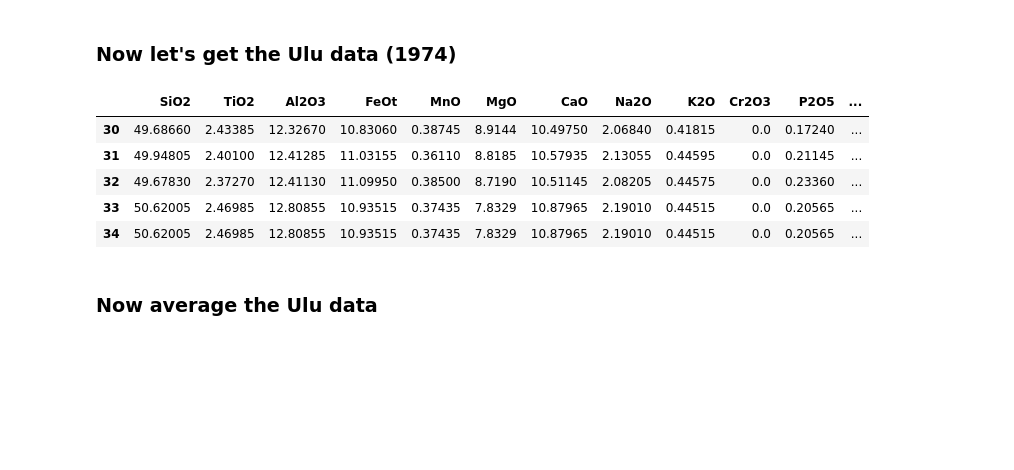
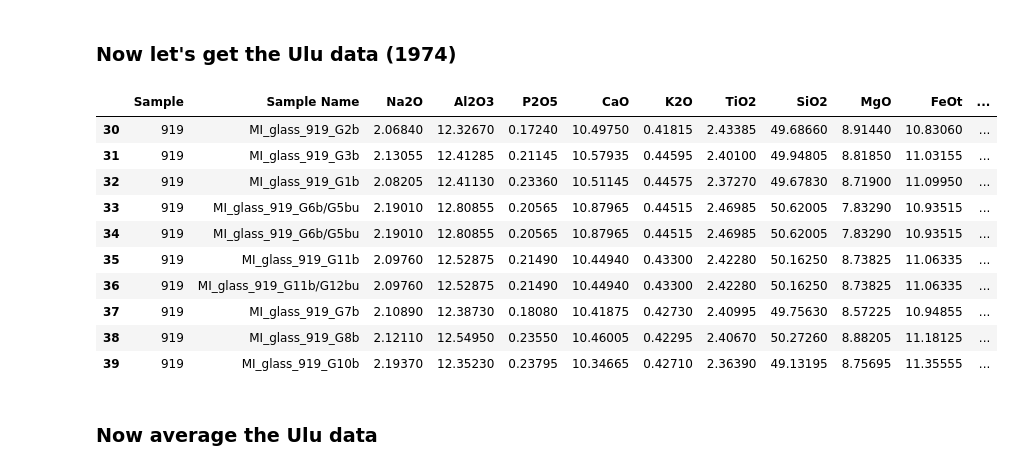
Before and after one commit to cljdevitre/PrePostCalderaKil_2025, a Jupyter notebook: Version_on_pcloud/Data_processing_notebooks/Data_processing_SWRZ/SWRZ_Merge_Raman+SEM.ipynb, the cells around one changed output. Saved outputs shown, nothing was run; the diff lists cells and outputs as text; code cells hidden in the pictures; blank space fills up the shorter version.

```diff
--- a/Version_on_pcloud/Data_processing_notebooks/Data_processing_SWRZ/SWRZ_Merge_Raman+mineralEDS.ipynb
+++ b/Version_on_pcloud/Data_processing_notebooks/Data_processing_SWRZ/SWRZ_Merge_Raman+SEM.ipynb
@@ -185,25 +168,28 @@ combined_df_wglass
 # %% [markdown]
 ### Now let's get the Ulu data (1974)
-# %%
-Ulu_MG_input=pt.import_excel(MasterFolder+slash+"Data"+slash+"Data_SWRZ"+slash+"1974_olivine_glass_data"+slash+'UluData.xlsx',
-                         sheet_name='Matrix Glass')
-Ulu_all=Ulu_MG_input['my_input'] ## All columns
-Ulu_Liqs_all=Ulu_MG_input['Liqs'] ## Just Liquid columns
-Ulu_919=Ulu_Liqs_all.loc[Ulu_all['Eruption']==919].copy()
-
-Ulu_919['Sample_ID_Liq'] = Ulu_919['Sample_ID_Liq'].astype(str)
-Ulu_919['Mg#']=pt.calculate_liq_mgno(liq_comps=Ulu_919, Fe3Fet_Liq=0.18)
-Ulu_919.columns = Ulu_919.columns.str.replace('_Liq', '')
-
-Ulu_919.loc[:,'Sample_ID']='919'
-Ulu_919.head()
-# %% [output]
-|  | SiO2 | TiO2 | Al2O3 | FeOt | MnO | MgO | CaO | Na2O | K2O | Cr2O3 | P2O5 | ... |
-| 30 | 49.68660 | 2.43385 | 12.32670 | 10.83060 | 0.38745 | 8.9144 | 10.49750 | 2.06840 | 0.41815 | 0.0 | 0.17240 | ... |
-| 31 | 49.94805 | 2.40100 | 12.41285 | 11.03155 | 0.36110 | 8.8185 | 10.57935 | 2.13055 | 0.44595 | 0.0 | 0.21145 | ... |
-| 32 | 49.67830 | 2.37270 | 12.41130 | 11.09950 | 0.38500 | 8.7190 | 10.51145 | 2.08205 | 0.44575 | 0.0 | 0.23360 | ... |
-| 33 | 50.62005 | 2.46985 | 12.80855 | 10.93515 | 0.37435 | 7.8329 | 10.87965 | 2.19010 | 0.44515 | 0.0 | 0.20565 | ... |
-| 34 | 50.62005 | 2.46985 | 12.80855 | 10.93515 | 0.37435 | 7.8329 | 10.87965 | 2.19010 | 0.44515 | 0.0 | 0.20565 | ... |
+# %%
+Ulu_all=pd.read_excel(MasterFolder+slash+"Data"+slash+"Data_SWRZ"+slash+"1974_olivine_glass_data"+slash+'UluData.xlsx',
+                         sheet_name='Matrix Glass').dropna(axis=0,how='all')
+Ulu_all['Eruption']=Ulu_all['Eruption'].astype('str')
+Ulu_919=Ulu_all[Ulu_all['Eruption'].str.contains('919')]\
+
+Ulu_919_filt=Ulu_919.loc[:,(~Ulu_919.columns.str.contains('ppm|corrected|Duration|Spot|Batch'))]
+Ulu_919_filt.columns = Ulu_919_filt.columns.str.replace('_Liq', '')
+Ulu_919_filt=Ulu_919_filt.rename(columns={'Eruption':'Sample','Glass Fragment ID':'Sample Name','Total':'Total_wt%','Mg Number':'Mg#'})
+Ulu_919_filt['Sample'] = Ulu_919_filt['Sample'].astype(str).str.split('.').str[0]
+Ulu_919_filt
+# %% [output]
+|  | Sample | Sample Name | Na2O | Al2O3 | P2O5 | CaO | K2O | TiO2 | SiO2 | MgO | FeOt | ... |
+| 30 | 919 | MI_glass_919_G2b | 2.06840 | 12.32670 | 0.17240 | 10.49750 | 0.41815 | 2.43385 | 49.68660 | 8.91440 | 10.83060 | ... |
+| 31 | 919 | MI_glass_919_G3b | 2.13055 | 12.41285 | 0.21145 | 10.57935 | 0.44595 | 2.40100 | 49.94805 | 8.81850 | 11.03155 | ... |
+| 32 | 919 | MI_glass_919_G1b | 2.08205 | 12.41130 | 0.23360 | 10.51145 | 0.44575 | 2.37270 | 49.67830 | 8.71900 | 11.09950 | ... |
+| 33 | 919 | MI_glass_919_G6b/G5bu | 2.19010 | 12.80855 | 0.20565 | 10.87965 | 0.44515 | 2.46985 | 50.62005 | 7.83290 | 10.93515 | ... |
+| 34 | 919 | MI_glass_919_G6b/G5bu | 2.19010 | 12.80855 | 0.20565 | 10.87965 | 0.44515 | 2.46985 | 50.62005 | 7.83290 | 10.93515 | ... |
+| 35 | 919 | MI_glass_919_G11b | 2.09760 | 12.52875 | 0.21490 | 10.44940 | 0.43300 | 2.42280 | 50.16250 | 8.73825 | 11.06335 | ... |
+| 36 | 919 | MI_glass_919_G11b/G12bu | 2.09760 | 12.52875 | 0.21490 | 10.44940 | 0.43300 | 2.42280 | 50.16250 | 8.73825 | 11.06335 | ... |
+| 37 | 919 | MI_glass_919_G7b | 2.10890 | 12.38730 | 0.18080 | 10.41875 | 0.42730 | 2.40995 | 49.75630 | 8.57225 | 10.94855 | ... |
+| 38 | 919 | MI_glass_919_G8b | 2.12110 | 12.54950 | 0.23550 | 10.46005 | 0.42295 | 2.40670 | 50.27260 | 8.88205 | 11.18125 | ... |
+| 39 | 919 | MI_glass_919_G10b | 2.19370 | 12.35230 | 0.23795 | 10.34665 | 0.42710 | 2.36390 | 49.13195 | 8.75695 | 11.35555 | ... |
 # %% [markdown]
 ### Now average the Ulu data
 # %%
```
Also changed, not shown: parts of 12 cells of this notebook, 21 other files.
